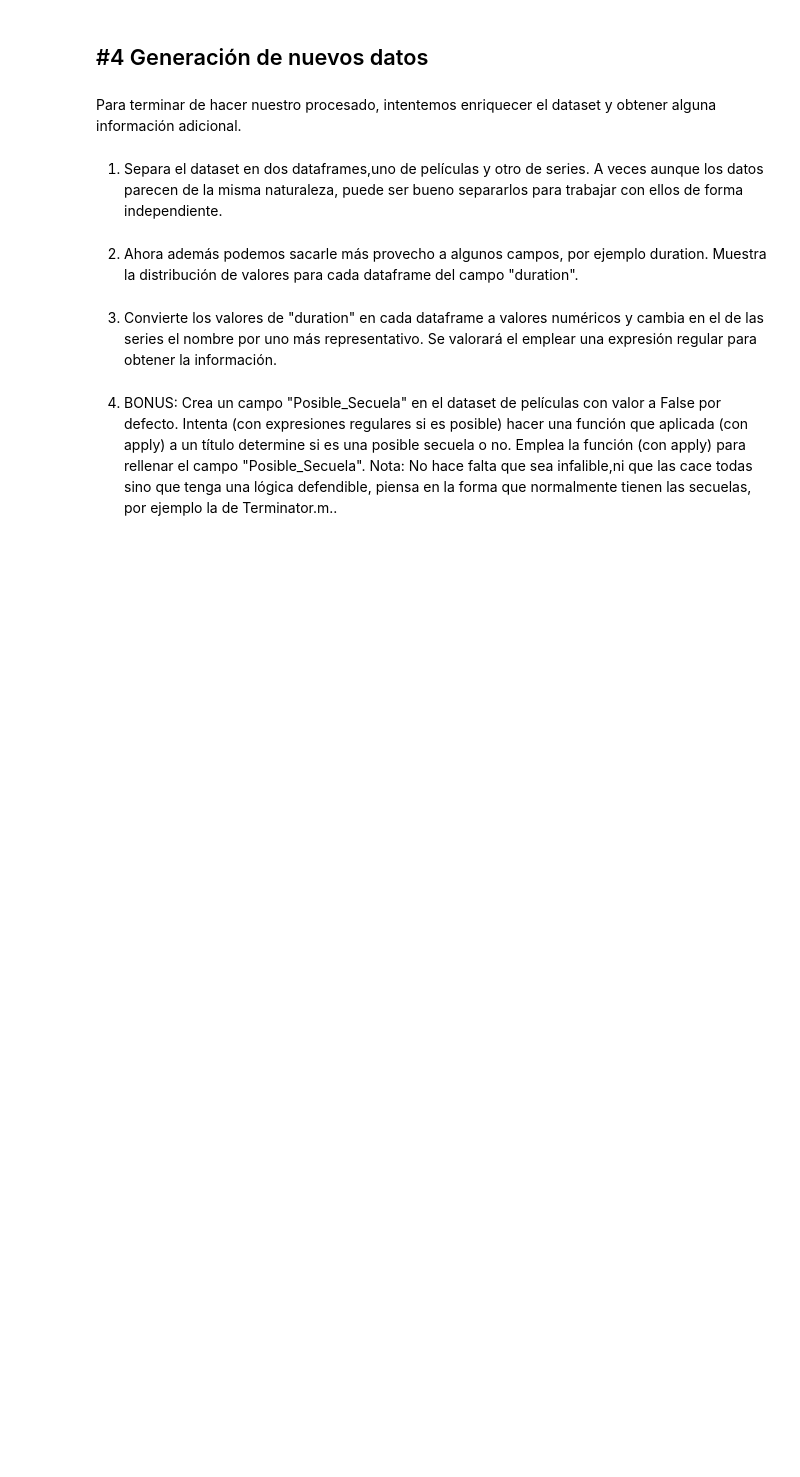
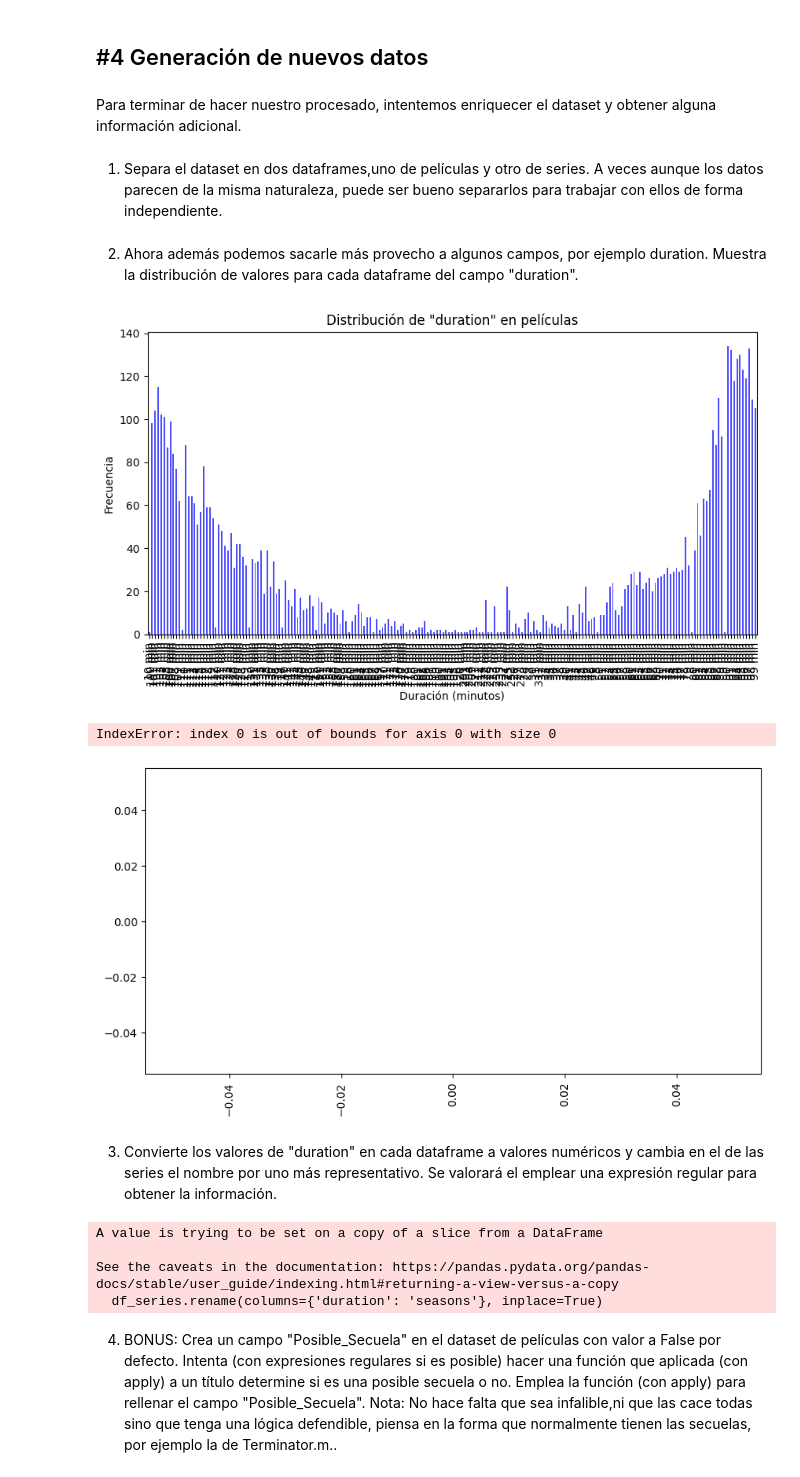
Before and after one commit to annahico/ONLINE_DS_THEBRIDGE_ANNA, a Jupyter notebook: 03_Analisis_de_Datos/Sprint_05/Unidad_01/Practica_Obligatoria/18_Practica_Obligatoria_ETL.ipynb, the cells around one changed output. Drawn from its saved outputs; the diff is of its cells as text; code cells hidden in the pictures; blank space fills up the shorter version.

```diff
--- a/03_Analisis_de_Datos/Sprint_05/Unidad_01/Practica_Obligatoria/18_Practica_Obligatoria_ETL.ipynb
+++ b/03_Analisis_de_Datos/Sprint_05/Unidad_01/Practica_Obligatoria/18_Practica_Obligatoria_ETL.ipynb
@@ -188,2 +193,6 @@ Es hora de tratar los nulos. Así que habrá que identificarlos para empezar.
 # %% [markdown]
 2. Obten el porcentaje de valores nulos para cada una de las columnas.
+# %%
+porcentaje_nulos = df_peliculas.isnull().mean() * 100
+print("Porcentaje de nulos por columna:")
+print(porcentaje_nulos)
@@ -192,2 +228,11 @@ Es hora de tratar los nulos. Así que habrá que identificarlos para empezar.
 # %% [markdown]
 4. En un caso como este, que no hay apenas valores numéricos y las columnas con nulos no son categóricas, es mejor o deshacerse de los nulos o bien simplemente marcarlos pero convertidos a un valor más manejable y del tipo del resto de valores de la columna en la que aparecen. Por eso cambia los nulos en las columnas que no hayas tratado en el apartado anterior por "UNK" o por "".
+# %%
+# Reemplazar nulos en las columnas restantes con "UNK"
+columnas_restantes = [col for col in columnas_con_nulos if col not in columnas_menor_nulos]
+
+for col in columnas_restantes:
+    if df_peliculas[col].dtype == 'object':  # Si es una columna de texto
+        df_peliculas[col].fillna("UNK", inplace=True)
+    else:  # Si es una columna numérica
+        df_peliculas[col].fillna(0, inplace=True)  # O elige un valor más adecuado si corresponde
@@ -194,2 +252,12 @@ Es hora de tratar los nulos. Así que habrá que identificarlos para empezar.
 # %% [markdown]
 5. Comprueba ahora que no hemos generado duplicados, si existiesen borralos y quedate la primera ocurrencia.
+# %%
+# Verificar y eliminar duplicados, manteniendo solo la primera ocurrencia
+duplicados = df_peliculas.duplicated().sum()
+print(f"Número de duplicados antes de eliminar: {duplicados}")
+
+# Eliminar duplicados
+df_peliculas.drop_duplicates(inplace=True)
+
+duplicados_despues = df_peliculas.duplicated().sum()
+print(f"Número de duplicados después de eliminar: {duplicados_despues}")
@@ -199,9 +270,48 @@ Es hora de tratar los nulos. Así que habrá que identificarlos para empezar.
 Para terminar de hacer nuestro procesado, intentemos enriquecer el dataset y obtener alguna información adicional.
 # %% [markdown]
 1. Separa el dataset en dos dataframes,uno de películas y otro de series. A veces aunque los datos parecen de la misma naturaleza, puede ser bueno separarlos para trabajar con ellos de forma independiente.
+# %%
+df_peliculas = df_peliculas[df_peliculas['type'] == 'Movie']
+df_series = df_peliculas[df_peliculas['type'] == 'TV Show']
 # %% [markdown]
 2. Ahora además podemos sacarle más provecho a algunos campos, por ejemplo duration. Muestra la distribución de valores para cada dataframe del campo "duration".
+# %%
+import matplotlib.pyplot as plt
+
+# Películas
+plt.figure(figsize=(10, 5))
+df_peliculas['duration'].value_counts().sort_index().plot(kind='bar', color='blue', alpha=0.7)
+plt.title('Distribución de "duration" en películas')
+plt.xlabel('Duración (minutos)')
+plt.ylabel('Frecuencia')
+plt.show()
+
+# Series
+plt.figure(figsize=(10, 5))
+df_series['duration'].value_counts().sort_index().plot(kind='bar', color='green', alpha=0.7)
+plt.title('Distribución de "duration" en series')
+plt.xlabel('Duración (temporadas)')
+plt.ylabel('Frecuencia')
+plt.show()
+# %% [output]
+[figure, added]
+IndexError: index 0 is out of bounds for axis 0 with size 0
+[figure, added]
 # %% [markdown]
 3. Convierte los valores de "duration" en cada dataframe a valores numéricos y cambia en el de las series el nombre por uno más representativo. Se valorará el emplear una expresión regular para obtener la información.
+# %%
+# Convertir "duration" en películas a valores numéricos (en minutos)
+df_peliculas['duration'] = df_peliculas['duration'].str.replace(' min', '').astype(float)
+
+# Convertir "duration" en series a valores numéricos (en temporadas)
+df_series['duration'] = df_series['duration'].str.extract('(\d+)').astype(float)
+
+# Renombrar la columna en el dataframe de series
+df_series.rename(columns={'duration': 'seasons'}, inplace=True)
+# %% [output]
+A value is trying to be set on a copy of a slice from a DataFrame
+
+See the caveats in the documentation: https://pandas.pydata.org/pandas-docs/stable/user_guide/indexing.html#returning-a-view-versus-a-copy
+  df_series.rename(columns={'duration': 'seasons'}, inplace=True)
 # %% [markdown]
 4. BONUS: Crea un campo "Posible_Secuela" en el dataset de películas con valor a False por defecto. Intenta (con expresiones regulares si es posible) hacer una función que aplicada (con apply) a un título determine si es una posible secuela o no. Emplea la función (con apply) para rellenar el campo "Posible_Secuela". Nota: No hace falta que sea infalible,ni que las cace todas sino que tenga una lógica defendible, piensa en la forma que normalmente tienen las secuelas, por ejemplo la de Terminator.m..
```
Also changed, not shown: parts of 6 cells of this notebook.
